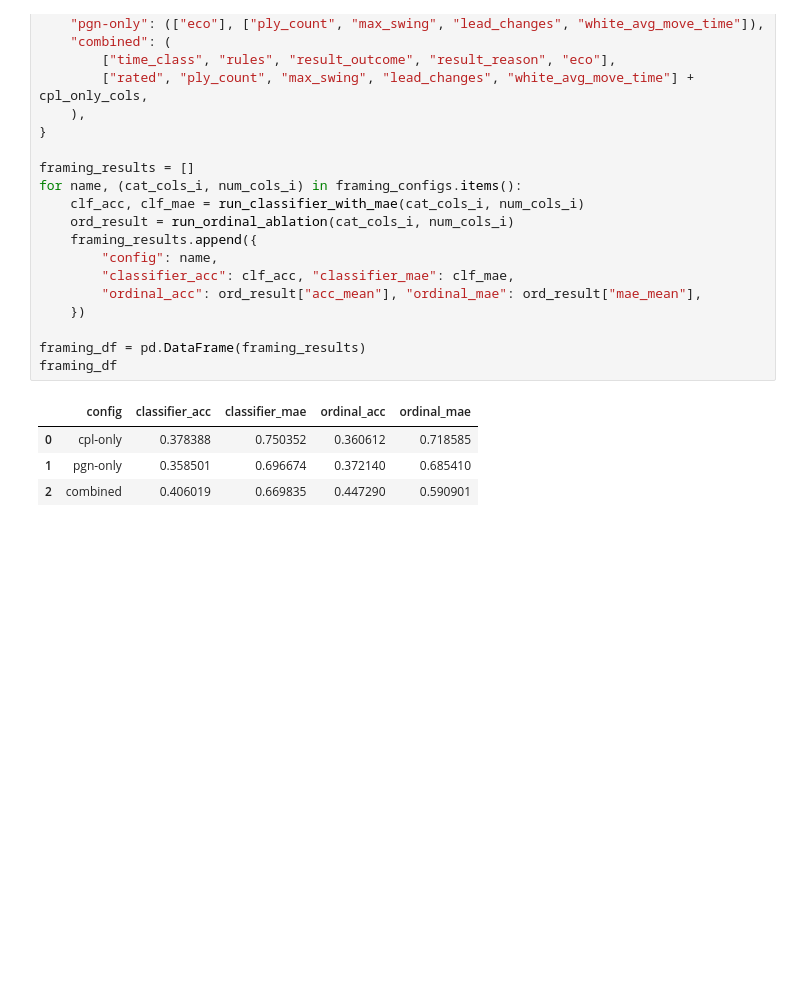
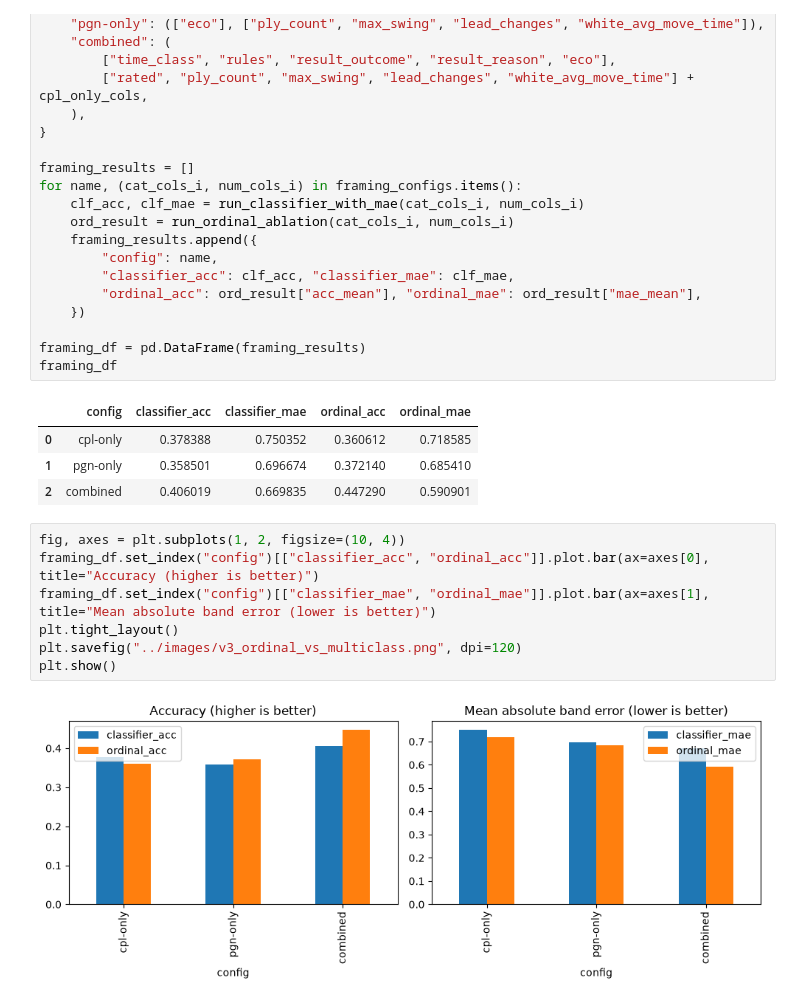
Before and after one commit to arjunsk9876/elo-sense, a Jupyter notebook: notebooks/elosense_v3.ipynb, the cells around one changed output. Drawn from its saved outputs; the diff is of its cells as text; blank space fills up the shorter version.

```diff
--- a/notebooks/elosense_v3.ipynb
+++ b/notebooks/elosense_v3.ipynb
@@ -683,3 +683,12 @@ framing_df
 | 0 | cpl-only | 0.378388 | 0.750352 | 0.360612 | 0.718585 |
 | 1 | pgn-only | 0.358501 | 0.696674 | 0.372140 | 0.685410 |
 | 2 | combined | 0.406019 | 0.669835 | 0.447290 | 0.590901 |
+# %%
+fig, axes = plt.subplots(1, 2, figsize=(10, 4))
+framing_df.set_index("config")[["classifier_acc", "ordinal_acc"]].plot.bar(ax=axes[0], title="Accuracy (higher is better)")
+framing_df.set_index("config")[["classifier_mae", "ordinal_mae"]].plot.bar(ax=axes[1], title="Mean absolute band error (lower is better)")
+plt.tight_layout()
+plt.savefig("../images/v3_ordinal_vs_multiclass.png", dpi=120)
+plt.show()
+# %% [output]
+[figure, added]
```
Also changed, not shown: parts of 2 cells of this notebook, 1 other file.
